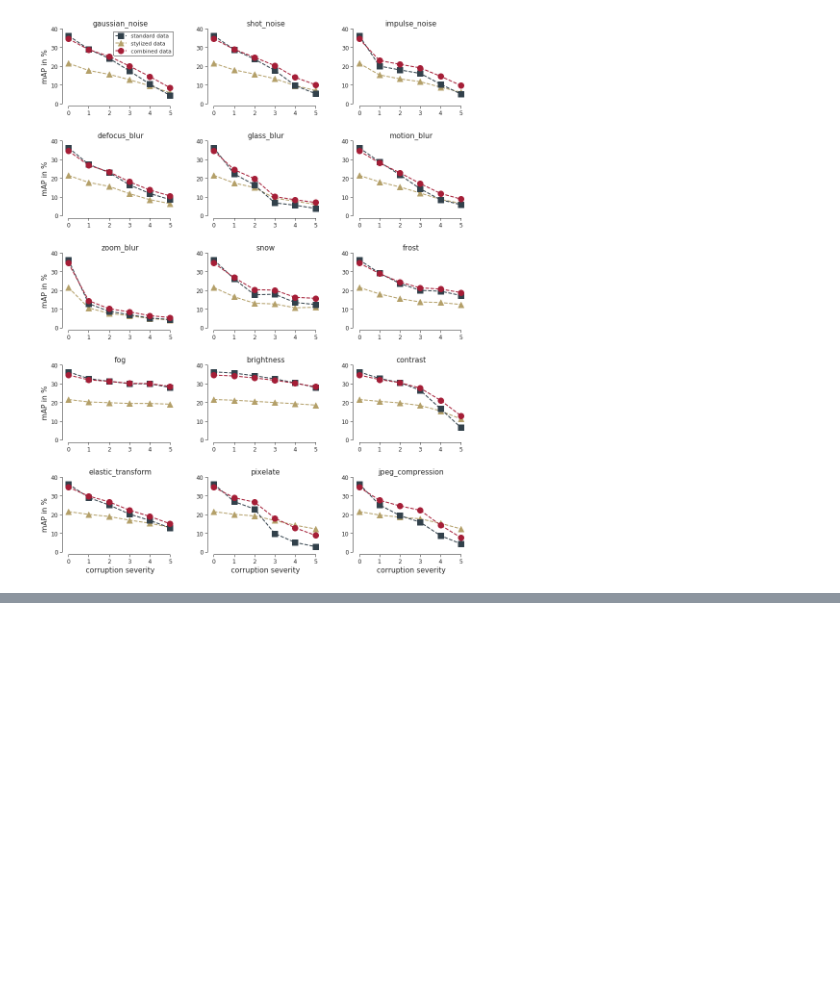
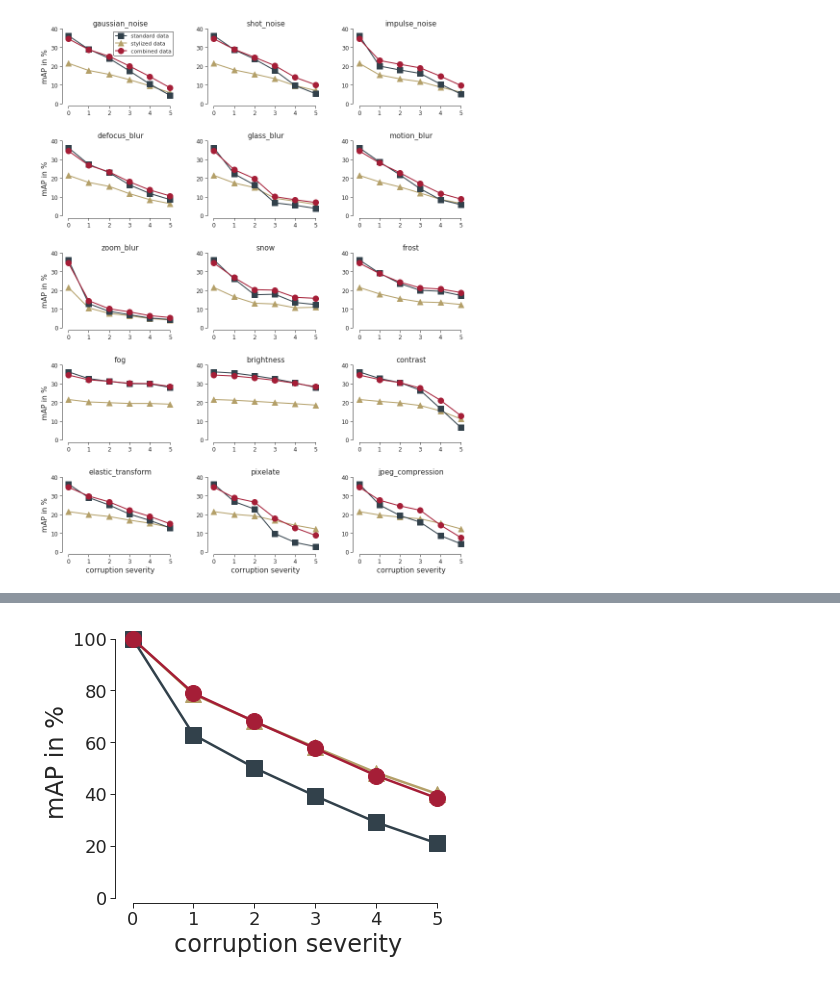
Before and after one commit to bethgelab/robust-detection-benchmark, a Jupyter notebook: data-analysis/plotting.ipynb, the cells around one changed output, grey strips where cells are left out. Cells and saved outputs as stored; diff of their text form; code cells hidden in the pictures; blank space fills up the shorter version.

```diff
--- a/data-analysis/plotting.ipynb
+++ b/data-analysis/plotting.ipynb
@@ -370,0 +435,30 @@ fig.savefig(pjoin(figures_dir, "coco_corruption_individual.pdf"), bbox_inches='t
+# %%
+# Cityscapes combined relative results
+
+fig = plt.figure(figsize = (combined_plot_width, combined_plot_height))
+
+ax = plt.subplot(1,1,1)
+
+plt.plot(list(range(6)), np.mean(city_results[:15,:], axis=0)/city_results[0,0] * 100,
+         's-', zorder=2, color=col_clean, label='coco', markersize=markersize,
+        linewidth=linewidth)
+plt.plot(list(range(6)), np.mean(scity_results[:15,:], axis=0)/scity_results[0,0] * 100,
+         '^-', zorder=1, color=col_stylized, label='stylized coco', markersize=markersize,
+        linewidth=linewidth)
+plt.plot(list(range(6)), np.mean(city_scity_results[:15,:], axis=0)/city_scity_results[0,0] * 100,
+         'o-', zorder=3, color=col_combined, label='combined', markersize=markersize,
+        linewidth=linewidth)
+
+
+plt.xlabel('corruption severity', fontsize=fontsize)
+plt.ylabel('mAP in %', fontsize=fontsize)
+plt.axis([axis_start, axis_end, 0, 105])
+ax.tick_params(axis='both', which='major', labelsize=labelsize)
+
+sns.despine(trim=True, offset=5)
+
+plt.show()
+
+fig.savefig(pjoin(figures_dir, "cityscapes_corruption_overall_relative.pdf"), bbox_inches='tight')
+# %% [output]
+[figure, added]
```
Also changed, not shown: parts of 15 cells of this notebook, 9 other files.
